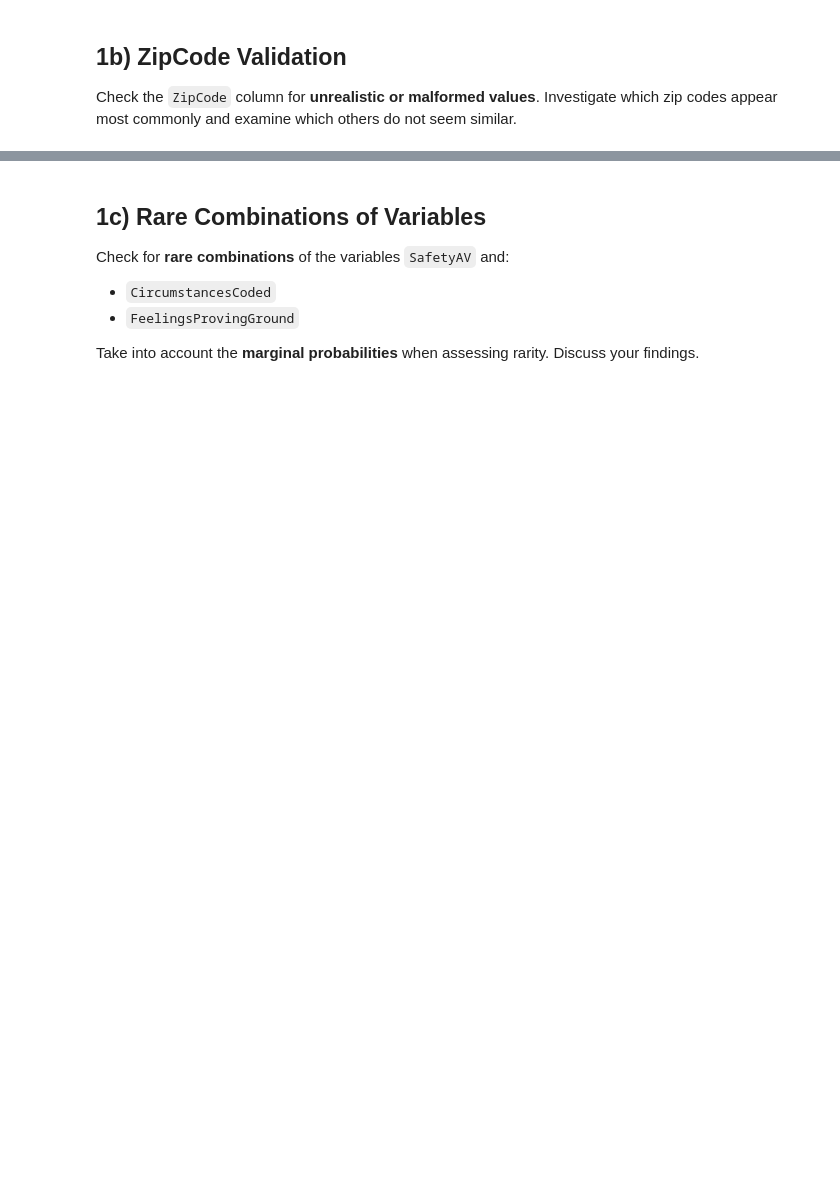
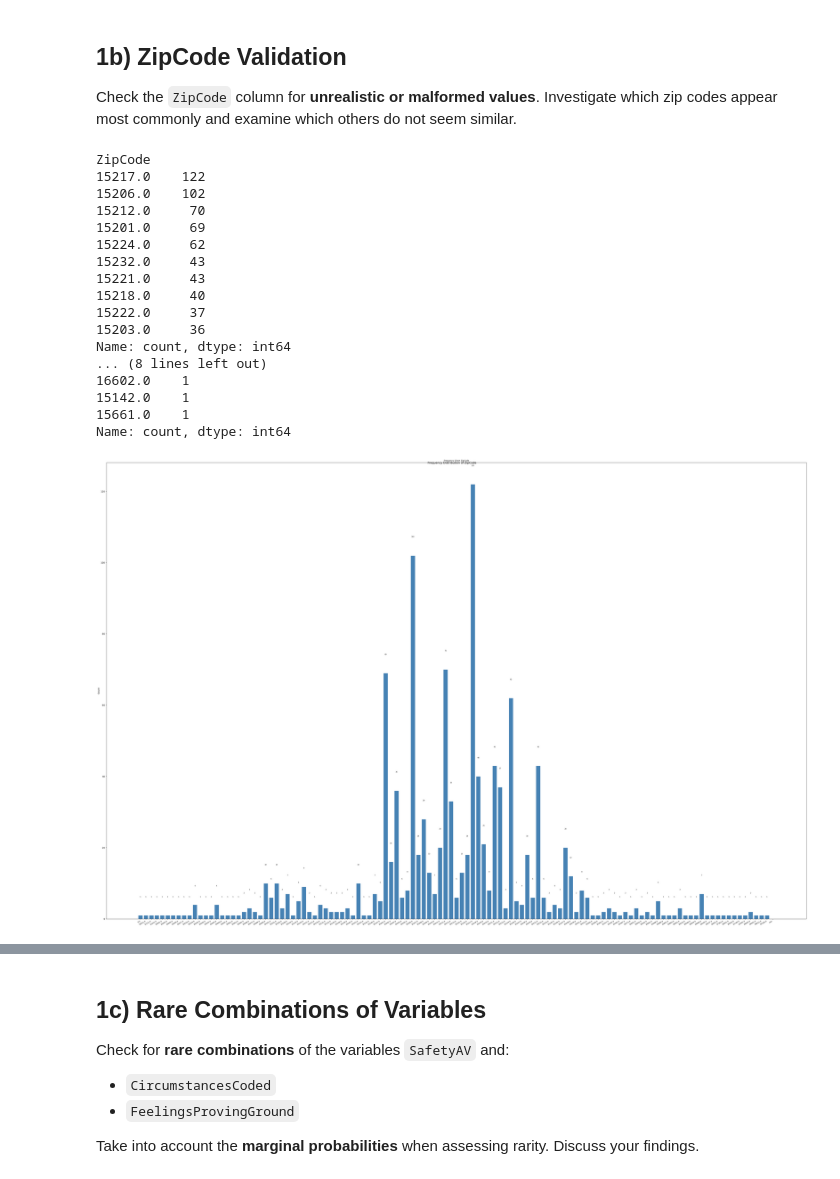
Before and after one commit to athi2210/DA-Lab-group, a Jupyter notebook: 06_data_quality_outliers.ipynb, the cells around one changed output, grey strips where cells are left out. Drawn from its saved outputs; the diff is of its cells as text; code cells hidden in the pictures; blank space fills up the shorter version.

```diff
--- a/06_data_quality_outliers.ipynb
+++ b/06_data_quality_outliers.ipynb
@@ -29,5 +29,23 @@ print(f"Shape: {df_av.shape}")
 pd.set_option('display.max_columns', None)
 pd.set_option('display.max_colwidth', None)
 df_av.head()
+
+cols = [
+    'FeelingsProvingGround', 'SafetyHuman', 'SafetyAV',
+    'AVSafetyPotential', 'PayingAttentionAV', 'FamiliarityTechnoology'
+]
+df_col = df_av[cols]
+# Print missing values for each column
+print("Missing values:")
+for col in cols:
+    missing_count = df_col[col].isna().sum()
+    print(f"  {col}: {missing_count} ")
+
+# See the unique values and range for each column
+for col in cols:
+    print(f"\n{col}")
+    print(f"  dtype:  {df_col[col].dtype}")
+    print(f"  range:  {df_col[col].min()} – {df_col[col].max()}")
+    print(f"  values: {sorted(df_col[col].dropna().unique())}")
 # %% [output]
 Shape: (1154, 22)
@@ -102,5 +189,46 @@ TypeError: '<' not supported between instances of 'str' and 'int'
 ## 1b) ZipCode Validation
 
 Check the `ZipCode` column for **unrealistic or malformed values**. Investigate which zip codes appear most commonly and examine which others do not seem similar.
+# %%
+print(df_av["ZipCode"].value_counts().head(10))
+print(df_av["ZipCode"].value_counts().tail(10))
+
+
+# --- Frequency bar chart ---
+fig, ax = plt.subplots(figsize=(45, 30))
+ordered_zips = df_av["ZipCode"].sort_values().unique()
+count_zips = df_av["ZipCode"].value_counts().reindex(ordered_zips, fill_value=0)
+bars = ax.bar(range(len(count_zips)), count_zips.values, color='steelblue', edgecolor='white')
+ax.set_xticks(range(len(count_zips)))
+ax.set_xticklabels(count_zips.index, rotation=30, ha='right', fontsize=8)
+ax.set_title("Frequency Chart ZipCode", fontsize=9)
+ax.set_ylabel('Count')
+for bar, val in zip(bars, count_zips.values):
+    if val > 0:
+        ax.text(bar.get_x() + bar.get_width() / 2, bar.get_height() + 5,
+                        str(val), ha='center', va='bottom', fontsize=7)
+
+plt.suptitle('Frequency Distribution of ZipCode', fontsize=13)
+plt.tight_layout()
+plt.show()
+# %% [output]
+ZipCode
+15217.0    122
+15206.0    102
+15212.0     70
+15201.0     69
+15224.0     62
+15232.0     43
+15221.0     43
+15218.0     40
+15222.0     37
+15203.0     36
+Name: count, dtype: int64
+... (8 lines left out)
+16602.0    1
+15142.0    1
+15661.0    1
+Name: count, dtype: int64
+[figure, added]
 # %% [markdown]
 **Interpretation:**
```
Also changed, not shown: parts of 16 cells of this notebook.
